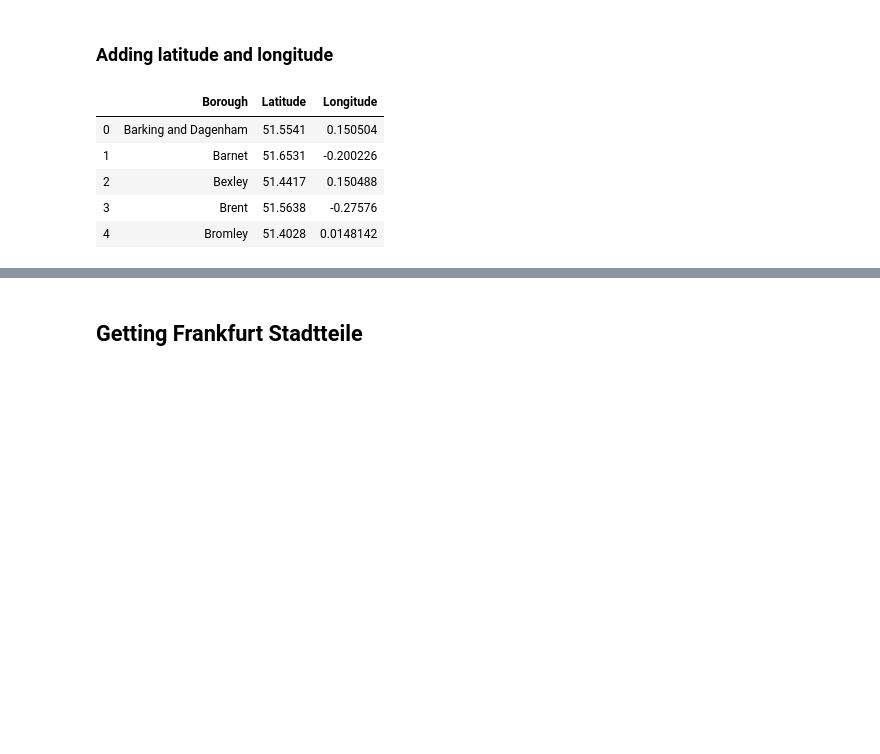
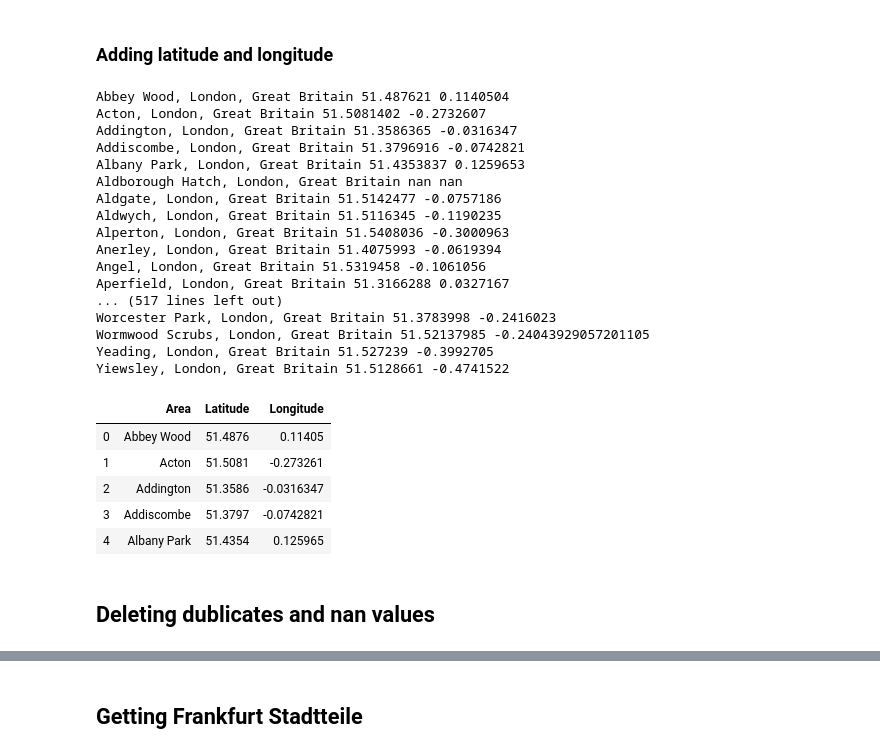
Before and after one commit to leo-hsk/brexit_moving_to_frankfurt, a Jupyter notebook: Data Preparing.ipynb, the cells around one changed output, grey strips where cells are left out. Drawn from its saved outputs; the diff is of its cells as text; code cells hidden in the pictures; blank space fills up the shorter version.

```diff
--- a/Data Preparing.ipynb
+++ b/Data Preparing.ipynb
@@ -7,5 +20,5 @@ from geopy.geocoders import Nominatim # convert an address into latitude and lon
 # %%
-df = pd.read_html("https://en.wikipedia.org/wiki/List_of_London_boroughs")
-df = df[0]
+df = pd.read_html("https://en.wikipedia.org/wiki/List_of_areas_of_London")
+df = df[1]
 df.head()
 # %% [output]
@@ -18,5 +31,5 @@ df.head()
 # %%
-df.drop(df.columns.difference(['Borough','Co-ordinates', 'Headquarters']), 1, inplace=True)
-df.columns = ["Borough", "Latitude", "Longitude"]
+df.drop(df.columns.difference(['Location','Post town', 'OS grid ref']), 1, inplace=True)
+df.columns = ["Area", "Latitude", "Longitude"]
 df.head()
 # %% [output]
@@ -29,9 +42,9 @@ df.head()
 # %%
-# Delete all the [note x]-strings after Borough name.
-for i, s in enumerate(df["Borough"]):
-    if(" [" in s):
-        num = s.find(" [")
+# Delete all the (also ...)-strings after Borough name.
+for i, s in enumerate(df["Area"]):
+    if(" (" in s):
+        num = s.find(" (")
         s = s[:num]
-        df.at[i, "Borough"] = s
-df.head()
+        df.at[i, "Area"] = s
+df.head(50)
 # %% [output]
@@ -44,23 +68,42 @@ df.head()
 # %% [markdown]
 ### Adding latitude and longitude
 # %%
-for i, borough in enumerate(df["Borough"]):
-    address = f'{borough}, London, Great Britain'
-
+for i, area in enumerate(df["Area"]):
+    address = f'{area}, London, Great Britain'
     geolocator = Nominatim(user_agent="l_explorer", timeout=None)
-    location = geolocator.geocode(address)
-    latitude = location.latitude
-    longitude = location.longitude
-
+    try:
+        location = geolocator.geocode(address)
+        latitude = location.latitude
+        longitude = location.longitude
+    except:
+        latitude = float('nan')
+        longitude = float('nan')
+    print(address, latitude, longitude)
     df.at[i, ["Latitude"]] = latitude
     df.at[i, ["Longitude"]] = longitude
 
-df.to_csv("london_boroughs_latlong.csv", index=False)
 df.head()
 # %% [output]
+Abbey Wood, London, Great Britain 51.487621 0.1140504
+Acton, London, Great Britain 51.5081402 -0.2732607
+Addington, London, Great Britain 51.3586365 -0.0316347
+Addiscombe, London, Great Britain 51.3796916 -0.0742821
+Albany Park, London, Great Britain 51.4353837 0.1259653
+Aldborough Hatch, London, Great Britain nan nan
+Aldgate, London, Great Britain 51.5142477 -0.0757186
+Aldwych, London, Great Britain 51.5116345 -0.1190235
+Alperton, London, Great Britain 51.5408036 -0.3000963
+Anerley, London, Great Britain 51.4075993 -0.0619394
+Angel, London, Great Britain 51.5319458 -0.1061056
+Aperfield, London, Great Britain 51.3166288 0.0327167
+... (517 lines left out)
+Worcester Park, London, Great Britain 51.3783998 -0.2416023
+Wormwood Scrubs, London, Great Britain 51.52137985 -0.24043929057201105
+Yeading, London, Great Britain 51.527239 -0.3992705
+Yiewsley, London, Great Britain 51.5128661 -0.4741522
-|  | Borough | Latitude | Longitude |
-| 0 | Barking and Dagenham | 51.5541 | 0.150504 |
-| 1 | Barnet | 51.6531 | -0.200226 |
-| 2 | Bexley | 51.4417 | 0.150488 |
-| 3 | Brent | 51.5638 | -0.27576 |
-| 4 | Bromley | 51.4028 | 0.0148142 |
+|  | Area | Latitude | Longitude |
+| 0 | Abbey Wood | 51.4876 | 0.11405 |
+| 1 | Acton | 51.5081 | -0.273261 |
+| 2 | Addington | 51.3586 | -0.0316347 |
+| 3 | Addiscombe | 51.3797 | -0.0742821 |
+| 4 | Albany Park | 51.4354 | 0.125965 |
@@ -66,0 +112,2 @@ df.head()
+# %% [markdown]
+## Deleting dublicates and nan values
```
Also changed, not shown: parts of 12 cells of this notebook, 3 other files.
